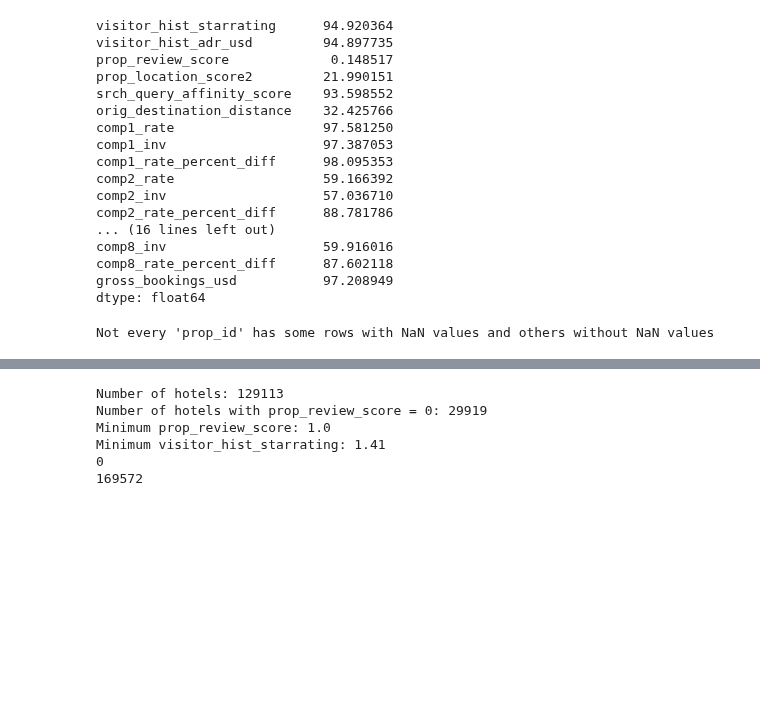
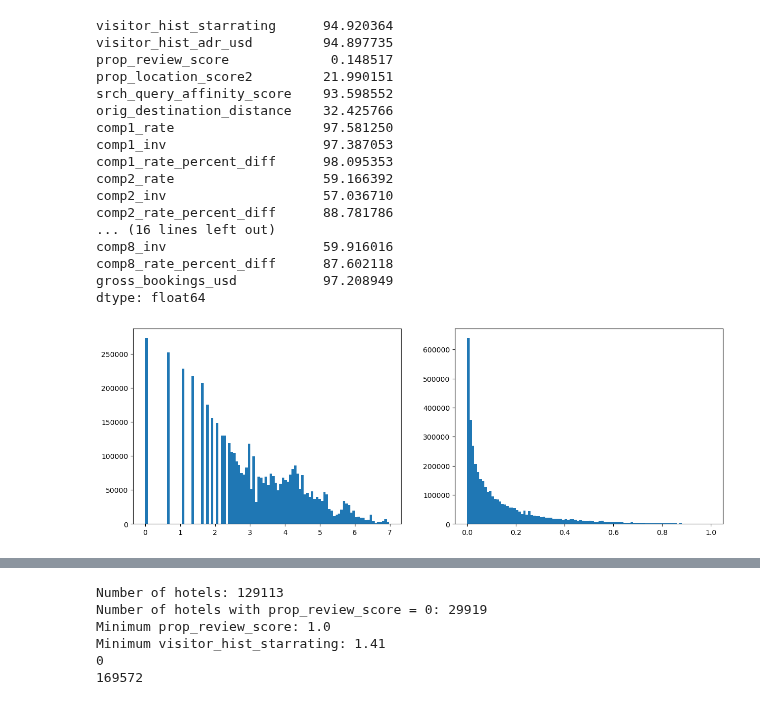
Before and after one commit to QST23/course_dmt, a Jupyter notebook: ass2/EDA_noah.ipynb, the cells around one changed output, grey strips where cells are left out. Saved outputs shown, nothing was run; the diff lists cells and outputs as text; code cells hidden in the pictures; blank space fills up the shorter version.

```diff
--- a/ass2/EDA_noah.ipynb
+++ b/ass2/EDA_noah.ipynb
@@ -109,14 +109,14 @@ comp8_inv                    59.916016
 comp8_rate_percent_diff      87.602118
 gross_bookings_usd           97.208949
 dtype: float64
-# %%
-# group the dataframe by 'prop_id' and check if each group has NaN values and non-NaN values
-has_nan = df.groupby('prop_id')['prop_review_score'].apply(lambda x: x.isna().any() and (~x.isna()).any()).all()
-
-# print the result
-if has_nan:
-    print("Every 'prop_id' has some rows with NaN values and others without NaN values")
-else:
-    print("Not every 'prop_id' has some rows with NaN values and others without NaN values")
-# %% [output]
-Not every 'prop_id' has some rows with NaN values and others without NaN values
+# %%
+df_location1 = df['prop_location_score1']
+df_location2 = df['prop_location_score2']
+
+# plot the histograms
+fig, ax = plt.subplots(1, 2, figsize=(15, 5))
+ax[0].hist(df_location1, bins=100)
+ax[1].hist(df_location2, bins=100)
+plt.show()
+# %% [output]
+[figure, added]
```
Also changed, not shown: parts of 5 cells of this notebook.
